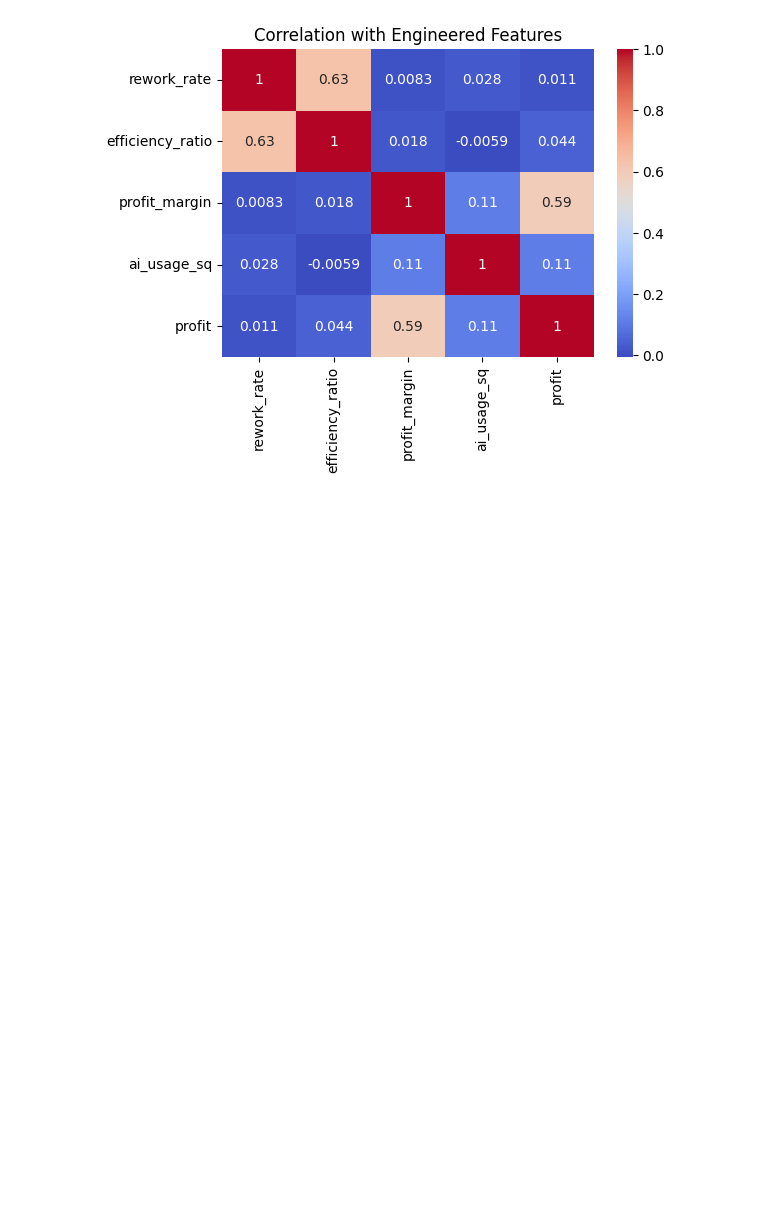
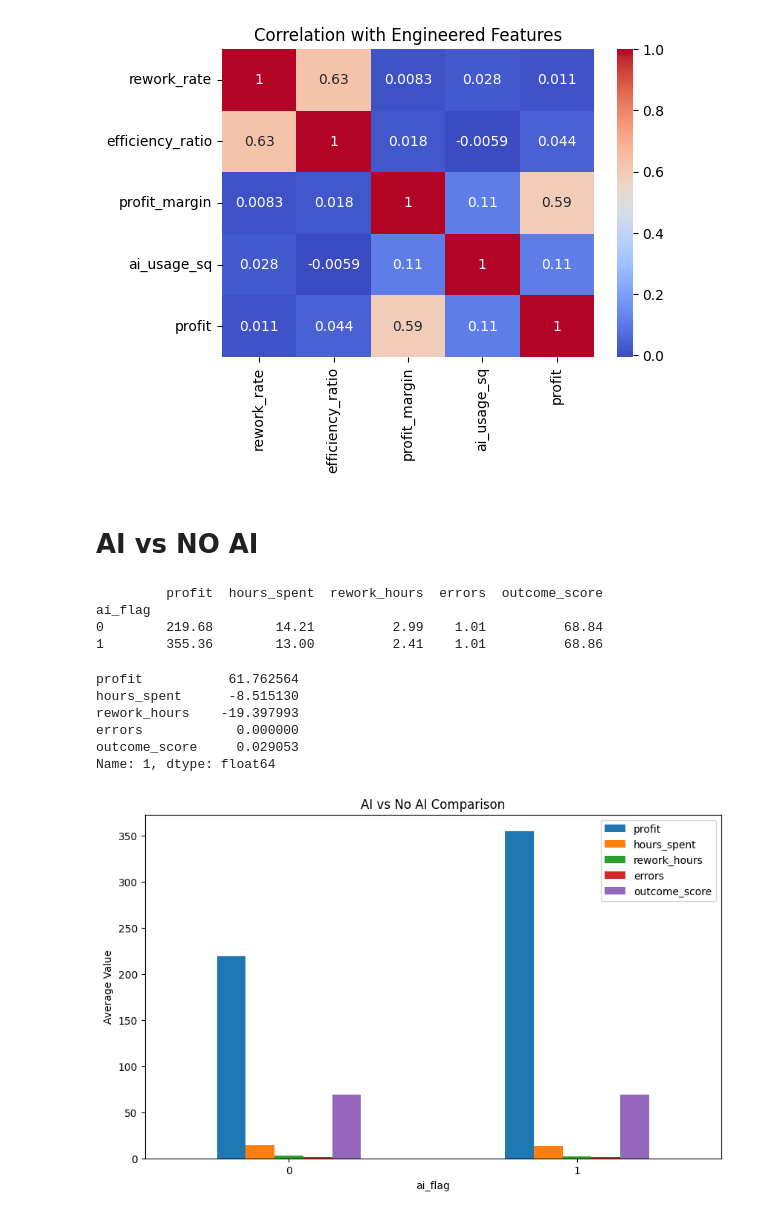
Before and after one commit to andreamammano89-maker/ML_Project_SEA_815441, a Jupyter notebook: EDA.ipynb, the cells around one changed output. Drawn from its saved outputs; the diff is of its cells as text; code cells hidden in the pictures; blank space fills up the shorter version.

```diff
--- a/EDA.ipynb
+++ b/EDA.ipynb
@@ -508,3 +508,40 @@ plt.title("Correlation with Engineered Features")
 plt.show()
 # %% [output]
 [figure]
+# %% [markdown]
+# AI vs NO AI
+# %%
+comparison = df_productivity.groupby('ai_flag')[[
+    'profit',
+    'hours_spent',
+    'rework_hours',
+    'errors',
+    'outcome_score'
+]].mean().round(2)
+
+print(comparison)
+# %% [output]
+         profit  hours_spent  rework_hours  errors  outcome_score
+ai_flag
+0        219.68        14.21          2.99    1.01          68.84
+1        355.36        13.00          2.41    1.01          68.86
+# %%
+comparison_pct = comparison.pct_change().iloc[-1] * 100
+print(comparison_pct)
+# %% [output]
+profit           61.762564
+hours_spent      -8.515130
+rework_hours    -19.397993
+errors            0.000000
+outcome_score     0.029053
+Name: 1, dtype: float64
+# %%
+
+comparison.plot(kind='bar', figsize=(10,6))
+plt.title("AI vs No AI Comparison")
+plt.ylabel("Average Value")
+plt.xticks(rotation=0)
+plt.legend(loc='best')
+plt.show()
+# %% [output]
+[figure, added]
```
Also changed, not shown: parts of 4 cells of this notebook.
